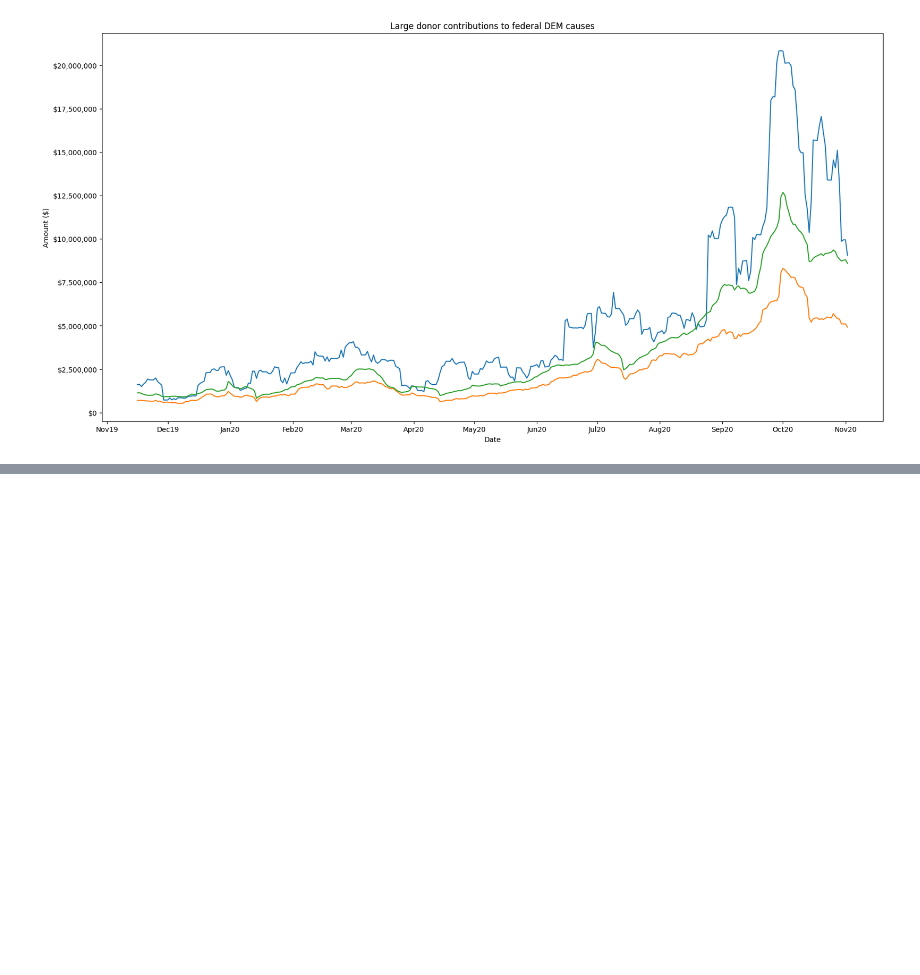
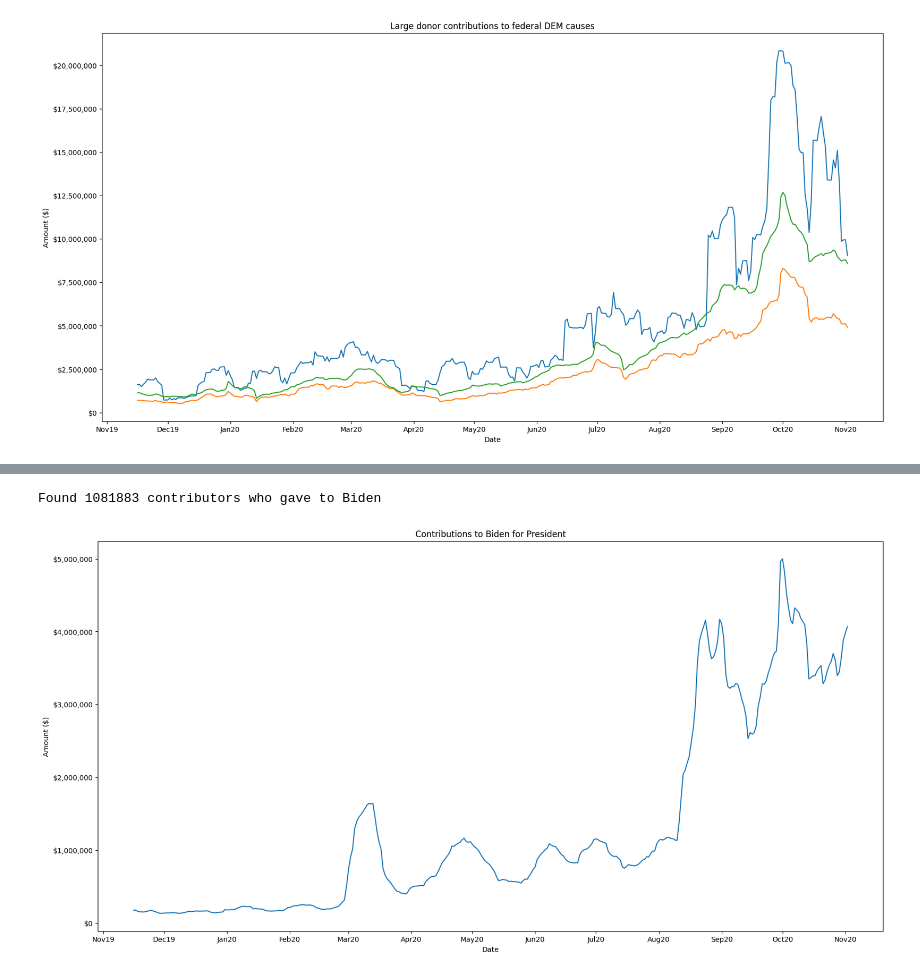
Before and after one commit to front-seat/fec-data, a Jupyter notebook: notebooks/big-donors.ipynb, the cells around one changed output, grey strips where cells are left out. Drawn from its saved outputs; the diff is of its cells as text; code cells hidden in the pictures; blank space fills up the shorter version.

Commit message:
Update big donors notebook

```diff
--- a/notebooks/big-donors.ipynb
+++ b/notebooks/big-donors.ipynb
@@ -212,0 +217,44 @@ plt.show()
+# %%
+# Let's filter by_contributor to only include (a) donors who gave at least once to `biden_for_president`
+# and (b) only those donations that went to `biden_for_president`
+biden_donations: dict[Contributor, list[tuple[datetime.date, str, float]]] = {}
+for contributor, contributions in tqdm(by_contributor.items()):
+  for d, committee_id, amount_usd in contributions:
+    if committee_id == biden_for_president:
+      if contributor not in biden_donations:
+        biden_donations[contributor] = []
+      biden_donations[contributor].append((d, committee_id, amount_usd))
+
+print(f"Found {len(biden_donations)} contributors who gave to Biden")
+# %% [output]
+Found 1081883 contributors who gave to Biden
+# %%
+# Summarize biden_donations by date (sorted order)
+biden_donations_by_date: dict[datetime.date, float] = {}
+for contributor, contributions in tqdm(biden_donations.items()):
+  for d, _, amount_usd in contributions:
+    if d not in biden_donations_by_date:
+      biden_donations_by_date[d] = 0
+    biden_donations_by_date[d] += amount_usd
+
+# Sort by date
+biden_donations_by_date = dict(sorted(biden_donations_by_date.items()))
+# %%
+# Make a pandas dataframe
+df_biden = pd.DataFrame(biden_donations_by_date.items(), columns=["date", "amount"])
+
+# Smooth it 14-day rolling average
+df_biden["amount"] = df_biden["amount"].rolling(14).mean()
+
+# Plot it
+fig, ax = plt.subplots(figsize=(20, 10))
+ax.plot(df_biden["date"], df_biden["amount"])
+ax.set_xlabel("Date")
+ax.set_ylabel("Amount ($)")
+ax.set_title("Contributions to Biden for President")
+ax.xaxis.set_major_locator(mdates.MonthLocator())
+ax.xaxis.set_major_formatter(mdates.DateFormatter("%b%y"))
+ax.yaxis.set_major_formatter(mtick.StrMethodFormatter("${x:,.0f}"))
+plt.show()
+# %% [output]
+[figure, added]
```
Also changed, not shown: parts of 1 cell of this notebook.
